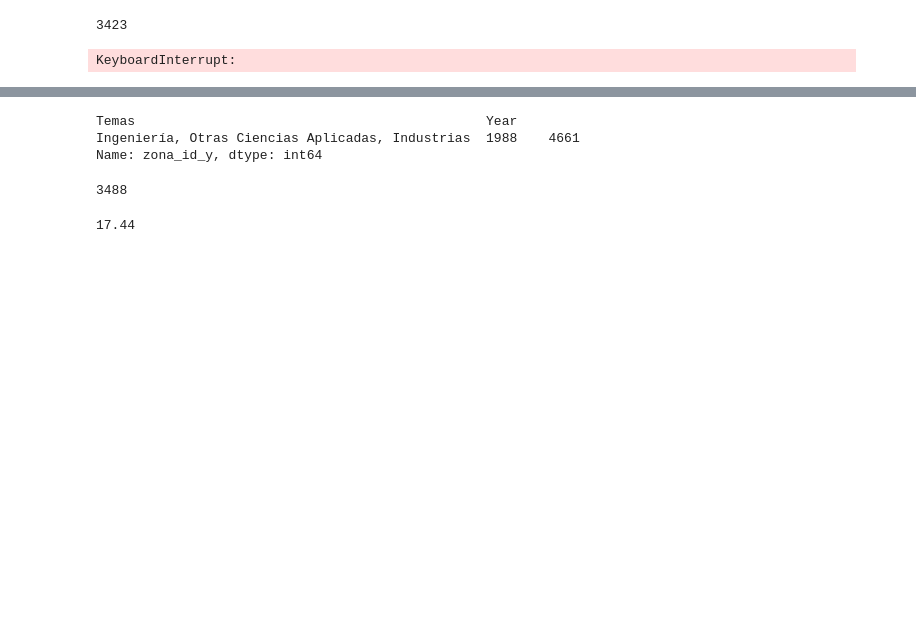
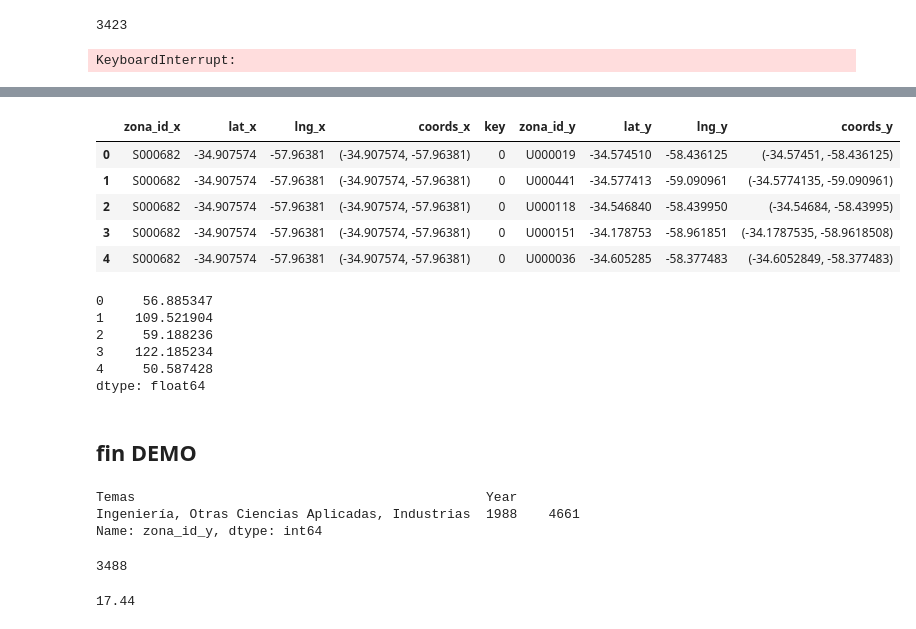
Before and after one commit to matuteiglesias/datosARG_Educacion, a Jupyter notebook: Routing.ipynb, the cells around one changed output, grey strips where cells are left out. Cells and saved outputs as stored; diff of their text form; code cells hidden in the pictures; blank space fills up the shorter version.

```diff
--- a/Routing.ipynb
+++ b/Routing.ipynb
@@ -101,3 +121,24 @@ KeyboardInterrupt:
+# %%
+# distances = pd.merge(origenes, destinos,on='key')
+distances.head()
+# %% [output]
+|  | zona_id_x | lat_x | lng_x | coords_x | key | zona_id_y | lat_y | lng_y | coords_y |
+| 0 | S000682 | -34.907574 | -57.96381 | (-34.907574, -57.96381) | 0 | U000019 | -34.574510 | -58.436125 | (-34.57451, -58.436125) |
+| 1 | S000682 | -34.907574 | -57.96381 | (-34.907574, -57.96381) | 0 | U000441 | -34.577413 | -59.090961 | (-34.5774135, -59.090961) |
+| 2 | S000682 | -34.907574 | -57.96381 | (-34.907574, -57.96381) | 0 | U000118 | -34.546840 | -58.439950 | (-34.54684, -58.43995) |
+| 3 | S000682 | -34.907574 | -57.96381 | (-34.907574, -57.96381) | 0 | U000151 | -34.178753 | -58.961851 | (-34.1787535, -58.9618508) |
+| 4 | S000682 | -34.907574 | -57.96381 | (-34.907574, -57.96381) | 0 | U000036 | -34.605285 | -58.377483 | (-34.6052849, -58.377483) |
+# %%
+distances.head().apply(f, axis=1)
+# %% [output]
+0     56.885347
+1    109.521904
+2     59.188236
+3    122.185234
+4     50.587428
+dtype: float64
+# %% [markdown]
+## fin DEMO
 # %%
 ref_escuelas = escuelas[['zona_id_x', 'nombre_estab']]#.rename(columns = {'zona_id': 'zona_id_x'})
 ref_sedes = oferta_temas[['zona_id_y', 'Universidad', 'Facultad']].drop_duplicates()#.rename(columns = {'zona_id': 'zona_id_y'})
```
Also changed, not shown: parts of 3 cells of this notebook.
